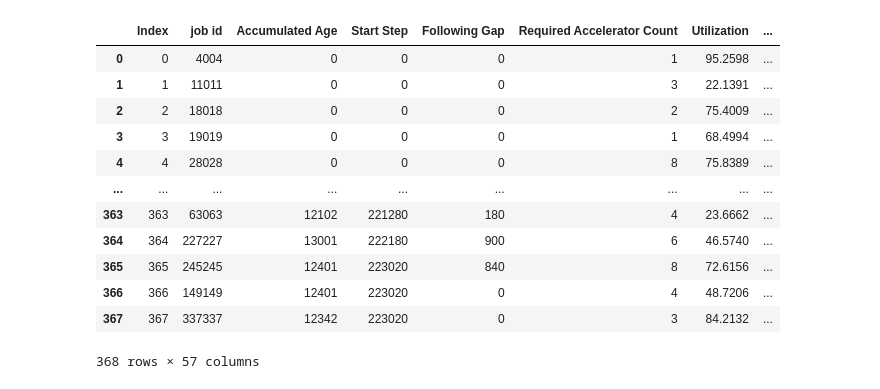
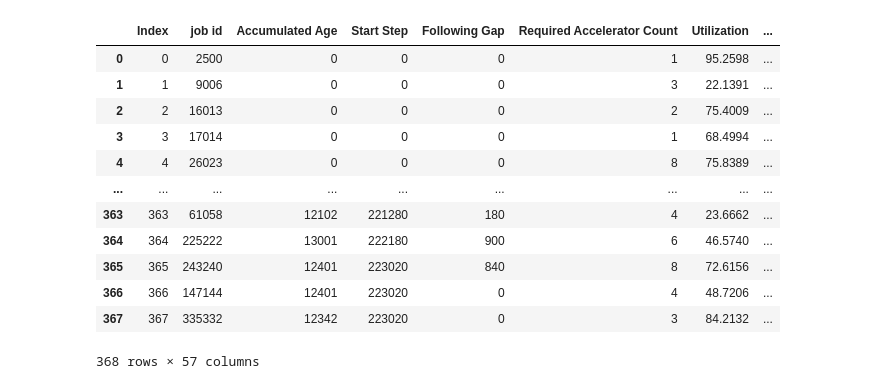
Before and after one commit to mystous/gpu_scheduler, a Jupyter notebook: analysis_results/Wating_Time.ipynb, the cells around one changed output. Drawn from its saved outputs; the diff is of its cells as text; code cells hidden in the pictures.

```diff
--- a/analysis_results/Wating_Time.ipynb
+++ b/analysis_results/Wating_Time.ipynb
@@ -28,23 +28,23 @@ def calculate_allocation_rate(latest_data):
 
     return latest_data
 # %%
-file_name = 'experiment_004.tasklog'
+file_name = 'original_job_mostallocated.tasklog'
 latest_data = pd.read_csv(file_name)
 latest_data = calculate_allocation_rate(latest_data)
 latest_data
 # %% [output]
 |  | Index | job id | Accumulated Age | Start Step | Following Gap | Required Accelerator Count | Utilization | ... |
-| 0 | 0 | 4004 | 0 | 0 | 0 | 1 | 95.2598 | ... |
-| 1 | 1 | 11011 | 0 | 0 | 0 | 3 | 22.1391 | ... |
-| 2 | 2 | 18018 | 0 | 0 | 0 | 2 | 75.4009 | ... |
-| 3 | 3 | 19019 | 0 | 0 | 0 | 1 | 68.4994 | ... |
-| 4 | 4 | 28028 | 0 | 0 | 0 | 8 | 75.8389 | ... |
+| 0 | 0 | 2500 | 0 | 0 | 0 | 1 | 95.2598 | ... |
+| 1 | 1 | 9006 | 0 | 0 | 0 | 3 | 22.1391 | ... |
+| 2 | 2 | 16013 | 0 | 0 | 0 | 2 | 75.4009 | ... |
+| 3 | 3 | 17014 | 0 | 0 | 0 | 1 | 68.4994 | ... |
+| 4 | 4 | 26023 | 0 | 0 | 0 | 8 | 75.8389 | ... |
 | ... | ... | ... | ... | ... | ... | ... | ... | ... |
-| 363 | 363 | 63063 | 12102 | 221280 | 180 | 4 | 23.6662 | ... |
-| 364 | 364 | 227227 | 13001 | 222180 | 900 | 6 | 46.5740 | ... |
-| 365 | 365 | 245245 | 12401 | 223020 | 840 | 8 | 72.6156 | ... |
-| 366 | 366 | 149149 | 12401 | 223020 | 0 | 4 | 48.7206 | ... |
-| 367 | 367 | 337337 | 12342 | 223020 | 0 | 3 | 84.2132 | ... |
+| 363 | 363 | 61058 | 12102 | 221280 | 180 | 4 | 23.6662 | ... |
+| 364 | 364 | 225222 | 13001 | 222180 | 900 | 6 | 46.5740 | ... |
+| 365 | 365 | 243240 | 12401 | 223020 | 840 | 8 | 72.6156 | ... |
+| 366 | 366 | 147144 | 12401 | 223020 | 0 | 4 | 48.7206 | ... |
+| 367 | 367 | 335332 | 12342 | 223020 | 0 | 3 | 84.2132 | ... |
 368 rows × 57 columns
 # %%
 high_demand_jobs = latest_data[latest_data['Required Accelerator Count'] == 8]
```
Also changed, not shown: parts of 1 cell of this notebook, 7 other files.
